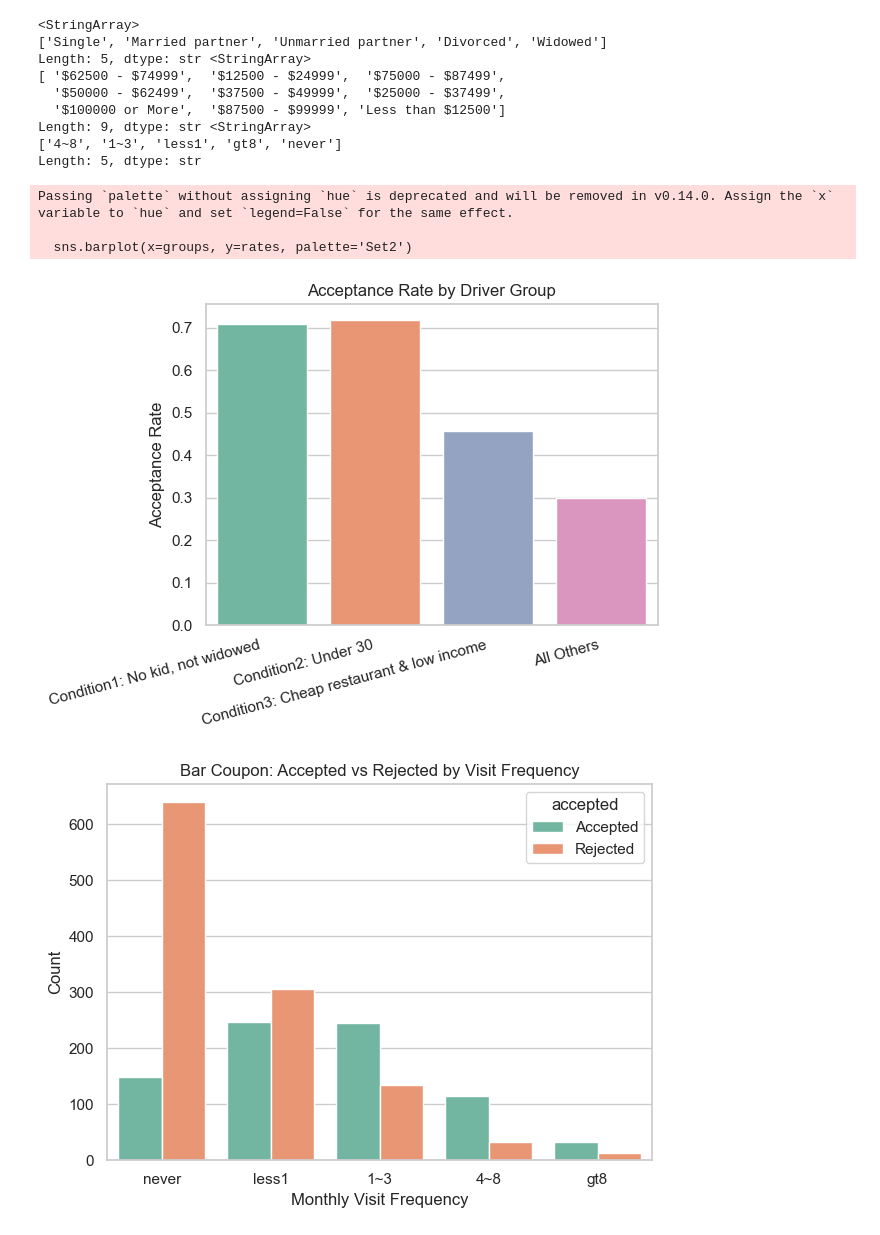
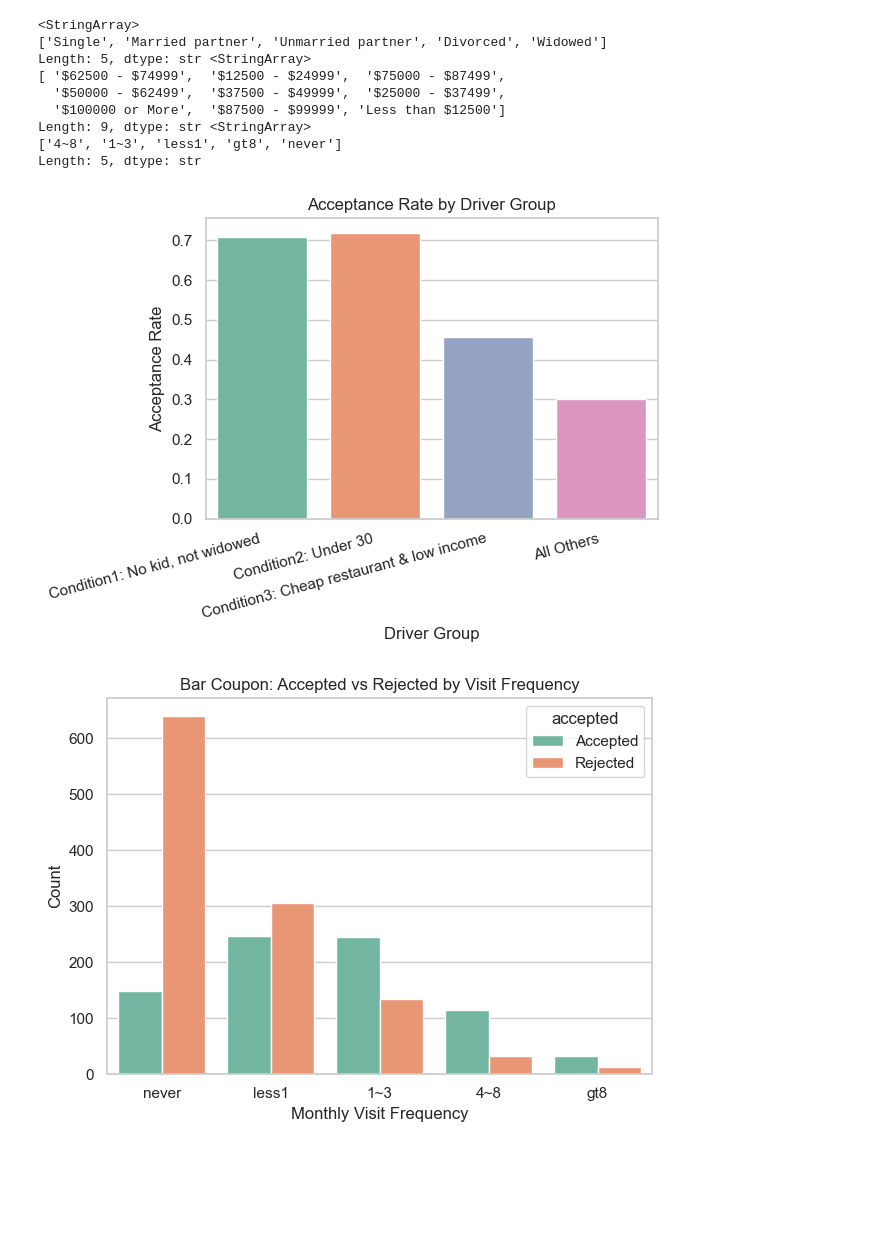
Before and after one commit to gowdilyan/predictive-coupon-acceptance-ml, a Jupyter notebook: coupon_acceptance_analysis.ipynb, the cells around one changed output. Saved outputs shown, nothing was run; the diff lists cells and outputs as text; code cells hidden in the pictures; blank space fills up the shorter version.

```diff
--- a/coupon_acceptance_analysis.ipynb
+++ b/coupon_acceptance_analysis.ipynb
@@ -318,24 +347,22 @@ condition3 = (
 # %%
 groups = ['Condition1: No kid, not widowed', 'Condition2: Under 30', 'Condition3: Cheap restaurant & low income', 'All Others']
 rates = [
     bar_coupons[condition1]['Y'].mean(),
     bar_coupons[condition2]['Y'].mean(),
     bar_coupons[condition3]['Y'].mean(),
     bar_coupons[~(condition1 | condition2 | condition3)]['Y'].mean()
 ]
 
-sns.barplot(x=groups, y=rates, palette='Set2')
+sns.barplot(x=groups, y=rates, hue=groups, palette='Set2', legend=False)
 plt.title('Acceptance Rate by Driver Group')
+plt.xlabel('Driver Group')
 plt.ylabel('Acceptance Rate')
 plt.xticks(rotation=15, ha='right')
 plt.tight_layout()
 plt.savefig('images/bar_acceptance_by_frequency.png', bbox_inches='tight')
 plt.show()
 # %% [output]
-Passing `palette` without assigning `hue` is deprecated and will be removed in v0.14.0. Assign the `x` variable to `hue` and set `legend=False` for the same effect.
-
-  sns.barplot(x=groups, y=rates, palette='Set2')
-[figure, old version]
+[figure, new version]
 # %%
 # accepted vs rejected by visit frequency
 bar_coupons['accepted'] = bar_coupons['Y'].map({1: 'Accepted', 0: 'Rejected'})
```
Also changed, not shown: parts of 12 cells of this notebook, 3 other files.
